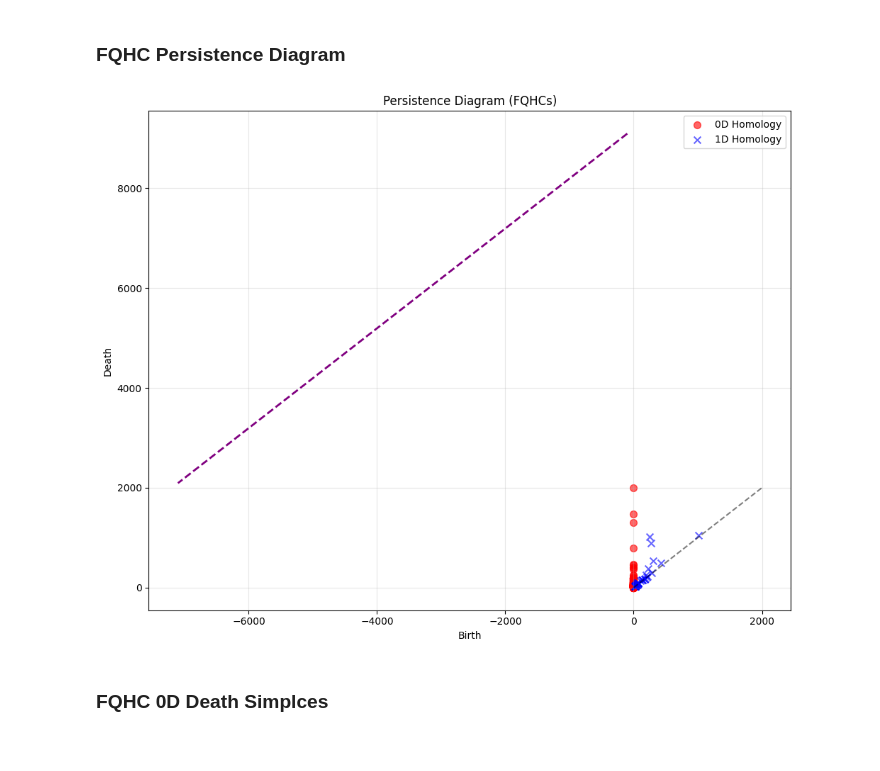
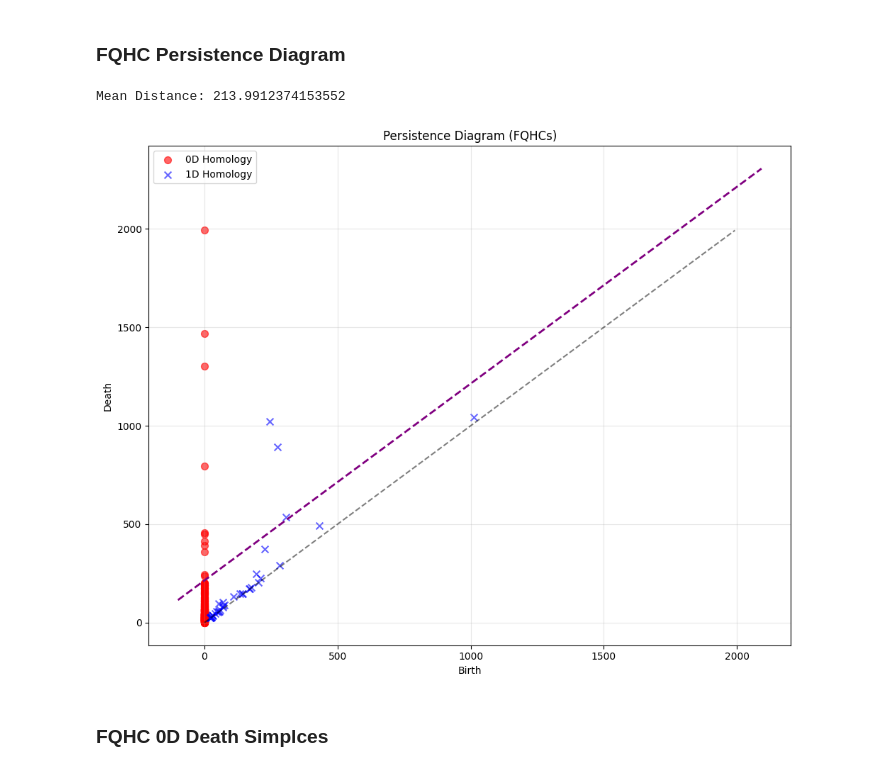
Before and after one commit to deniseg20/MSRIUP_TDA_Healthcare_Accessibility, a Jupyter notebook: persistent_homology/pd_computations/ph_computations_unweighted.ipynb, the cells around one changed output. Cells and saved outputs as stored; diff of their text form; code cells hidden in the pictures.

```diff
--- a/persistent_homology/pd_computations/ph_computations_unweighted.ipynb
+++ b/persistent_homology/pd_computations/ph_computations_unweighted.ipynb
@@ -239,7 +239,7 @@ def get_tda_info(gdf,distance_matrix_np, max_hom_dim = 1):
     #np.genfromtxt(citypath + f'/{city}_d_matrix.csv', delimiter = ",")
 
     # Calculate simplex pairs for the homology classes max_edge_length = 4000
-    cpx = RipsComplex(distance_matrix = D_city, max_edge_length = 4000).create_simplex_tree(max_dimension = max_hom_dim + 1)
+    cpx = RipsComplex(distance_matrix = D_city, max_edge_length = 4500).create_simplex_tree(max_dimension = max_hom_dim + 1)
     cpx.compute_persistence()
     ph = cpx.persistence()
     all_pairs = cpx.persistence_pairs()
@@ -253,7 +253,7 @@ def get_tda_info(gdf,distance_matrix_np, max_hom_dim = 1):
     return np.mean(distance_matrix[np.triu_indices_from(distance_matrix, k=1)])'''
 def calculate_mean_distance(distance_matrix):
     upper_triangle = distance_matrix[np.triu_indices_from(distance_matrix, k=1)]
-    non_zero_distances = upper_triangle[upper_triangle > 0]  # Exclude 0s
+    non_zero_distances = upper_triangle[(upper_triangle > 0) & (upper_triangle < 10000)]  # Exclude 0s and 10000s, since its arbitrarily large #
     return np.mean(non_zero_distances) if len(non_zero_distances) > 0 else 0
 # %%
 import datetime
@@ -643,21 +644,24 @@ thresh = 120
 # %%
 # 1. Plot persistence diagram
 plot_persistence_diagram_fixed(ph)
 mean_distance = calculate_mean_distance(distance_matrix)
+print(f'Mean Distance: {mean_distance}')
+
 # Get the plot limits to draw the parallel line
 xlim = plt.xlim()
 ylim = plt.ylim()
 min_val = max(xlim[0], ylim[0])
-max_val = min(xlim[1], ylim[1] - mean_distance)
+max_val = min(xlim[1], ylim[1])
 # Draw line parallel to diagonal: death = birth + mean_distance
 x_vals = [min_val, max_val]
 y_vals = [min_val + mean_distance, max_val + mean_distance]
 plt.plot(x_vals, y_vals, color='purple', linestyle='--', linewidth=2, label=f'Mean Distance = {mean_distance:.2f}')
 plt.title(f"Persistence Diagram (FQHCs)")
 plt.tight_layout()
 plt.show()
 # %% [output]
+Mean Distance: 213.9912374153552
-[figure, old version]
+[figure, new version]
 # %% [markdown]
 ### FQHC 0D Death Simplces
 # %%
```
Also changed, not shown: parts of 6 cells of this notebook, 2 other files.
